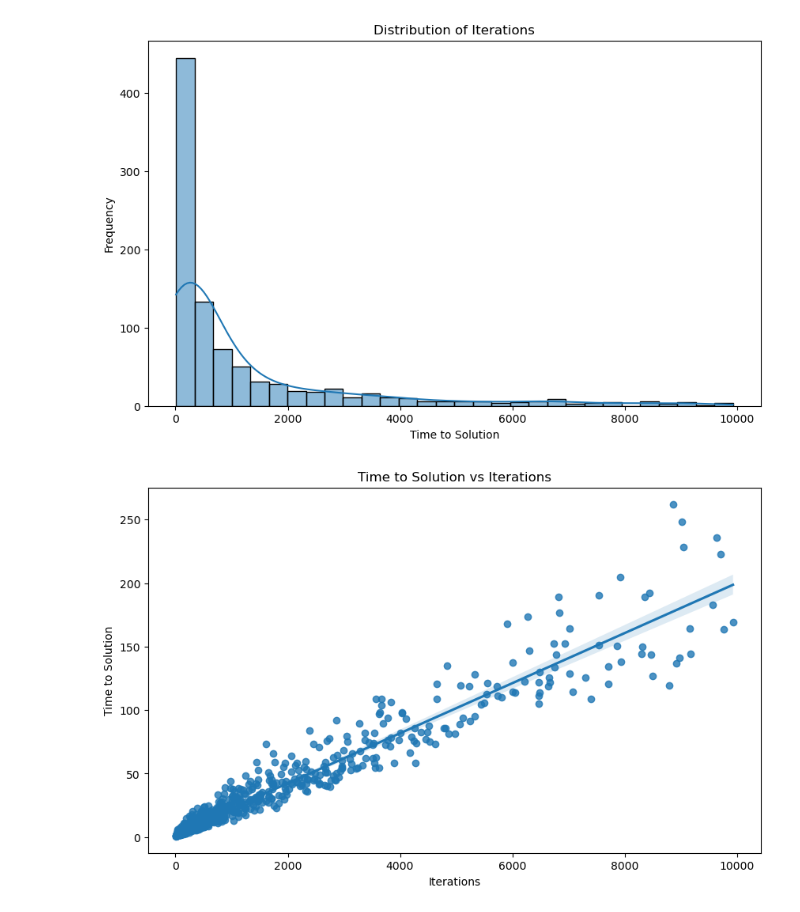
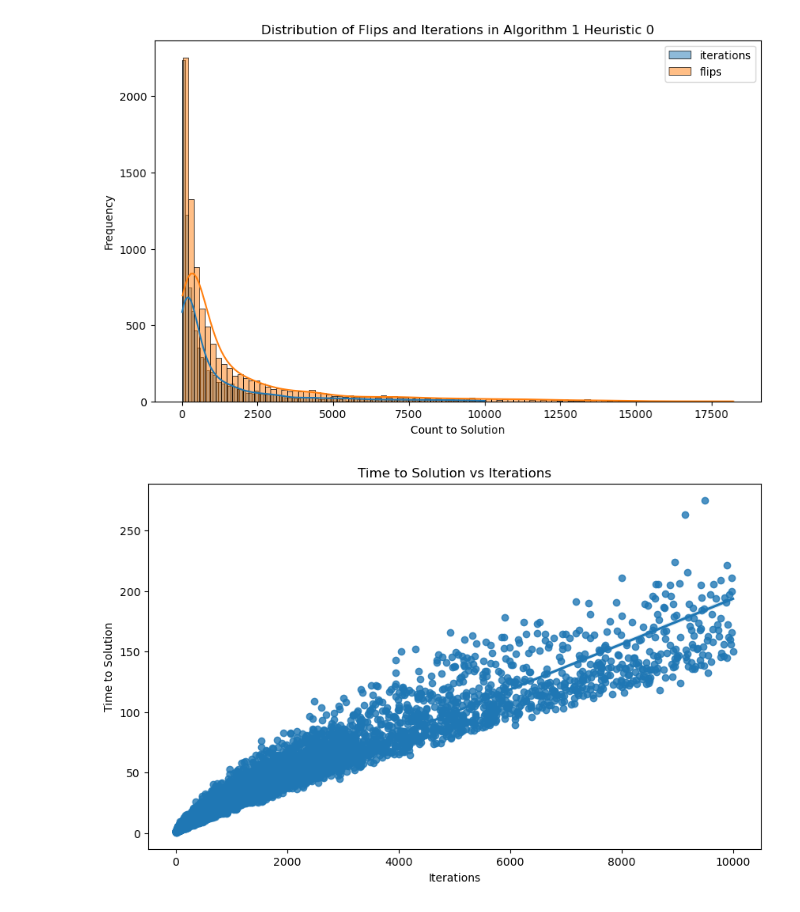
Before and after one commit to danielespo/juniper, a Jupyter notebook: 01jan25plot.ipynb, the cells around one changed output. Cells and saved outputs as stored; diff of their text form; code cells hidden in the pictures.

Commit message:
initial RLD plots and more on the way

```diff
--- a/01jan25plot.ipynb
+++ b/01jan25plot.ipynb
@@ -4,7 +4,9 @@ import matplotlib.pyplot as plt
 import seaborn as sns
 import numpy as np
 # %%
-df = pd.read_csv('Coloring_H0_Uf50_P05_Tries1_Flips10000.csv')
+
+# Walksat_First100_Uf50_P05_Tries100_Flips10000
+df = pd.read_csv('Coloring_H0_Uf50_P05_Tries100_Flips10000.csv', na_values=['', 'NA', 'N/A']) # Coloring_H0_Uf50_P05_Tries100_Flips10000
 headers = ['problem_name', 'time_to_solution', 'noise_param', 'tries', 'iterations', 'flips',
                 'order_of_colors', 'order_of_parallel_flips']
 # %%
@@ -42,12 +187,14 @@ None
 # %%
 plt.figure(figsize=(10,6))
-sns.histplot(df['iterations'], bins=30, kde=True)
-plt.title('Distribution of Iterations')
-plt.xlabel('Time to Solution')
+sns.histplot(df['iterations'], bins=100, kde=True, label='iterations')
+plt.title('Distribution of Flips and Iterations in Algorithm 1 Heuristic 0')
+plt.xlabel('Count to Solution')
 plt.ylabel('Frequency')
+sns.histplot(df['flips'], bins=100, kde=True, label='flips')
+plt.legend()
 plt.show()
 # %% [output]
-[figure, old version]
+[figure, new version]
 # %%
 plt.figure(figsize=(10,6))
 sns.regplot(data=df, x='iterations', y='time_to_solution',order=1)
@@ -56,7 +203,7 @@ plt.xlabel('Iterations')
 plt.ylabel('Time to Solution')
 plt.show()
 # %% [output]
-[figure, old version]
+[figure, new version]
 # %%
 import ast
 
```
Also changed, not shown: parts of 21 cells of this notebook, 4 other files.
